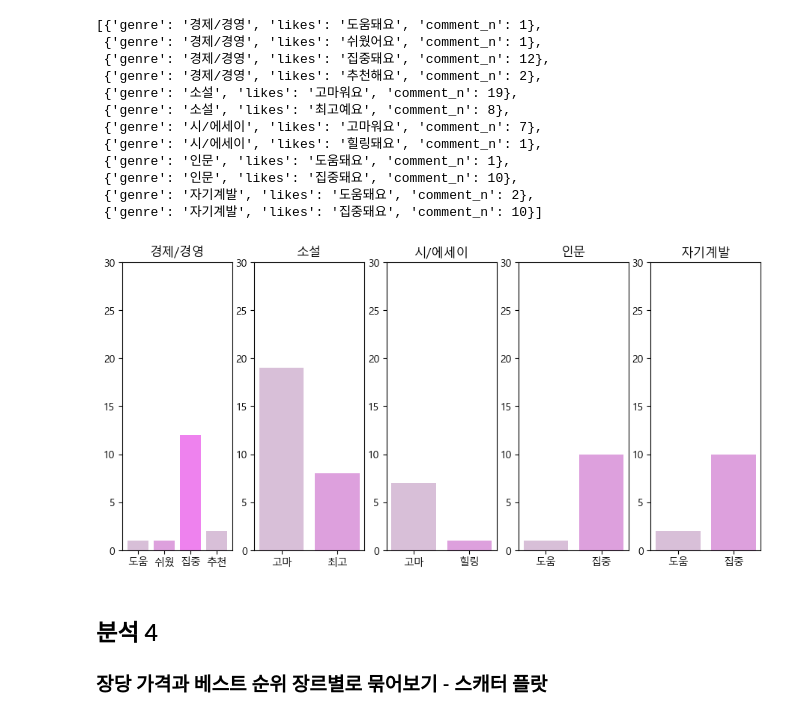
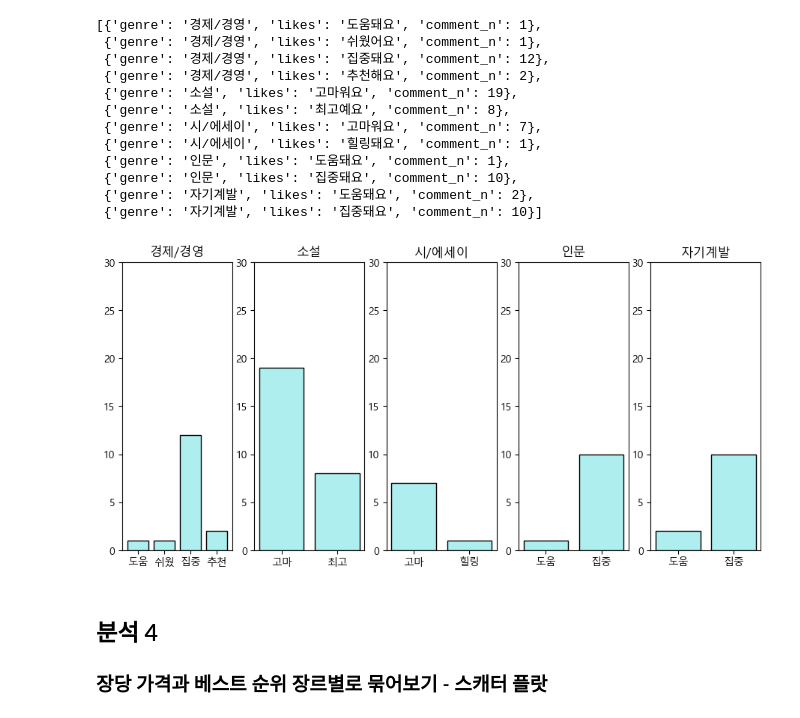
Before and after one commit to jinn0135/DA28_pj01_4, a Jupyter notebook: PlayData_DA_28_project01_4.ipynb, the cells around one changed output. Drawn from its saved outputs; the diff is of its cells as text; code cells hidden in the pictures.

```diff
--- a/PlayData_DA_28_project01_4.ipynb
+++ b/PlayData_DA_28_project01_4.ipynb
@@ -209,7 +213,8 @@ AttributeError: type object 'Image' has no attribute 'open'
 # %%
 # 원그래프 연도별로 출력하기
 plt.figure(figsize=(20,10))
-colors = ['navy','mediumblue','slateblue','mediumslateblue','rebeccapurple','indigo','darkviolet','lavender']
+colors = ['gold','wheat','cornsilk','palegoldenrod','lemonchiffon',
+         'khaki','lightgoldenrodyellow','ivory']
 
 # 2018년부터 2022년까지
 years = [i for i in range(2018, 2023)]
@@ -249,7 +254,9 @@ for year in years:
     plt.subplot(2,3,i)
     i+=1
 
-    plt.pie(ratio, labels=labels, startangle=90, counterclock=False, autopct=(lambda x: str(round(x,0)) if x > 5 else ' '), colors=colors)
+    plt.pie(ratio, labels=labels, startangle=90, counterclock=False,
+            autopct=(lambda x: str(round(x,0)) if x > 5 else ' '),
+            colors=colors,wedgeprops={'edgecolor':'w','width':0.7, 'linewidth':5})
 
 # 책이 3권 이하는 기타
 plt.show()
@@ -394,29 +401,30 @@ result
 # %%
 genre_li = ['경제/경영','소설','시/에세이','인문','자기계발']
 
 check = 0
 data = [{},{},{},{},{}]
 
 for i in range(len(result)):
     if result[i]['genre'] != genre_li[check]:
         check += 1
         # result의 장르가 해당 인덱스가 아니라면 다음줄로 넘어가세요
         # (더이상 '경제경영'이 아니라면 '소설' 줄로 넘어가세요)
     data[check][result[i]['likes']] = result[i]['comment_n']
 
 fig = plt.figure(figsize=(11,5))
 for i in range(len(data)):
     plt.subplot(1,5,i+1)
 
     x = list(data[i].keys())
     values = list(data[i].values())
 
-    plt.bar([x2[:2] for x2 in x], values, color=['thistle','plum','violet'])
+    plt.bar([x2[:2] for x2 in x], values, color=['paleturquoise'],
+           edgecolor = 'black', linewidth = 1)
     plt.title(genre_li[i])
     plt.ylim([0,30])
 plt.show()
 # %% [output]
-[figure, old version]
+[figure, new version]
 # %% [markdown]
 ## 분석 4
 ### 장당 가격과 베스트 순위 장르별로 묶어보기 - 스캐터 플랏
```
Also changed, not shown: parts of 6 cells of this notebook, 13 other files.
